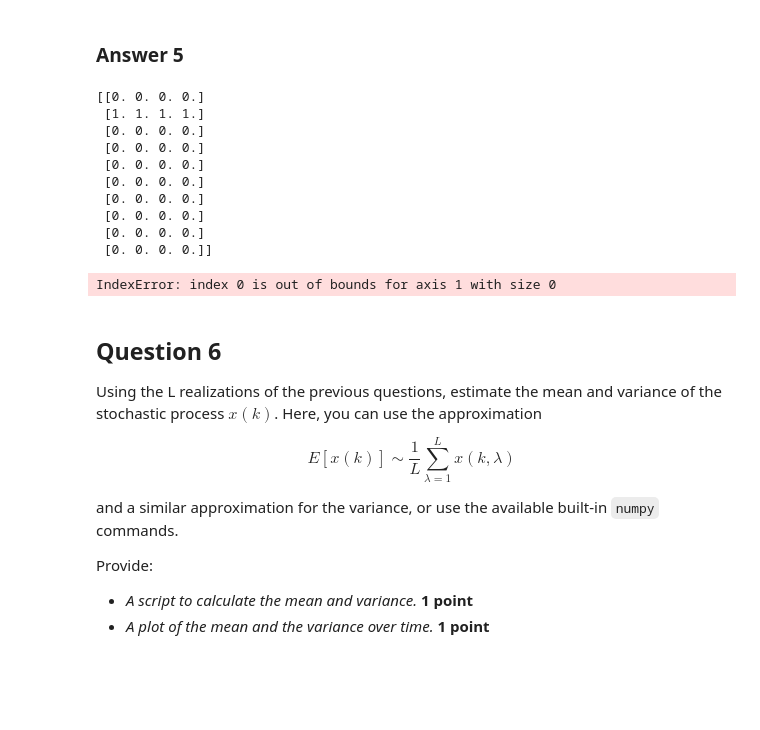
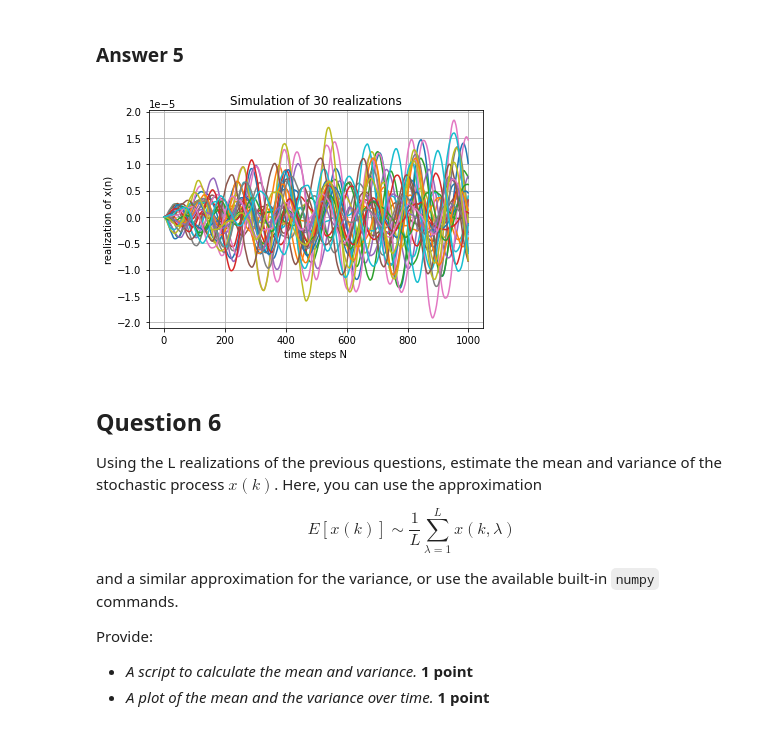
Before and after one commit to dannylooman/SC42150-SSP, a Jupyter notebook: SC42150_PythonAssignment1_Template.ipynb, the cells around one changed output. Saved outputs shown, nothing was run; the diff lists cells and outputs as text; code cells hidden in the pictures; blank space fills up the shorter version.

```diff
--- a/SC42150_PythonAssignment1_Template.ipynb
+++ b/SC42150_PythonAssignment1_Template.ipynb
@@ -190,32 +200,32 @@ provide:
 ### Answer 5
 # %%
 #initial conditions
-N = 10 #Number of Samples
-l = 4
-x = np.zeros((N,l))
-#omega = np.zeros((N,l))
-x[0] = 0
-x[1] = 1
-print(x)
-for labda in range(l):
-    omega = np.random.randn(N,labda)
-    for k in range(2,N-1):
-        x[k,labda]  = b3*omega[k,labda] - b1*x[k-1,labda] - b2*x[k-2,labda]
-fig = plt.figure()
-# plot the x
-plt.plot(x)
+N = 1000 #Number of Samples
+l = 30 # Number of realizations
+x = np.zeros((l, N))
+
+# x(0) and x(1) are already initiated to zero.
+x[:,0] = 0
+x[:,1] = 0
+
+omega = np.random.randn(l,N)
+
+
+for k in range(2,N):
+    x[:,k]  = b3*omega[:,k] - b1*x[:,k-1] - b2*x[:,k-2]
+
+# plotting data
+t = np.arange(0, N, 1)
+fig = plt.figure(2)
+ax = plt.subplot()
+for i in range(l):
+    ax.plot(t, x[i,:])
+ax.set(xlabel='time steps N', ylabel='realization of x(n)',
+       title='Simulation of 30 realizations')
+ax.grid()
+plt.show()
 # %% [output]
-[[0. 0. 0. 0.]
- [1. 1. 1. 1.]
- [0. 0. 0. 0.]
- [0. 0. 0. 0.]
- [0. 0. 0. 0.]
- [0. 0. 0. 0.]
- [0. 0. 0. 0.]
- [0. 0. 0. 0.]
- [0. 0. 0. 0.]
- [0. 0. 0. 0.]]
-IndexError: index 0 is out of bounds for axis 1 with size 0
+[figure, added]
 # %% [markdown]
 ## Question 6
 
```
Also changed, not shown: parts of 13 cells of this notebook, 1 other file.
